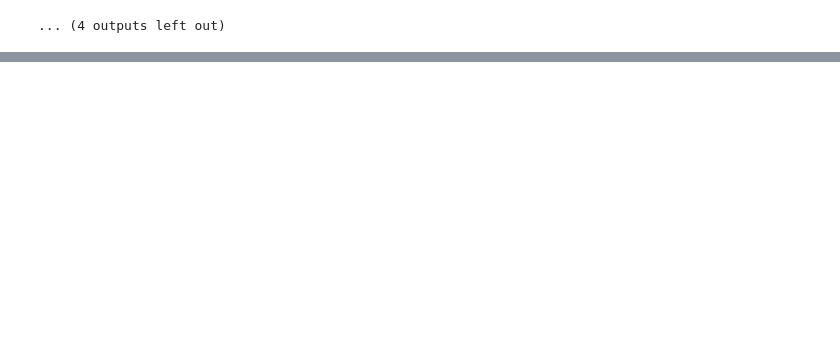
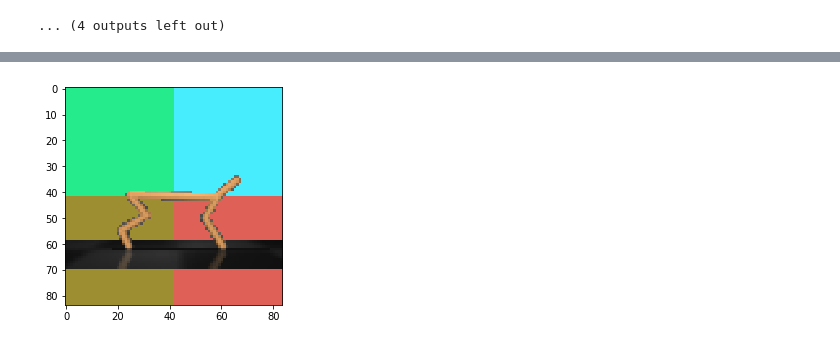
Before and after one commit to CuriousG102/psp, a Jupyter notebook: notebooks/distracting_background.ipynb, the cells around one changed output, grey strips where cells are left out. Cells and saved outputs as stored; diff of their text form; code cells hidden in the pictures; blank space fills up the shorter version.

```diff
--- a/notebooks/distracting_background.ipynb
+++ b/notebooks/distracting_background.ipynb
@@ -245,0 +282,22 @@ for i, j, k in itertools.product(*(3 * [[-.75, .25]])):
+# %%
+cg_env = make(
+    'cheetah', 'run',
+    [],
+    2,
+    16,
+    color_grid.EvilEnum.EVIL_REWARD,
+    from_pixels=True,
+    visualize_reward=False)
+obs_0 = cg_env.reset()
+obs, reward, done, extra = cg_env.step(np.random.rand(6).astype(np.float32) * 2 - 1)
+# plt.imshow(obs_0)
+# plt.show()
+# plt.imshow(obs)
+# plt.show()
+for i, j, k in itertools.product(*(3 * [[-.75, .25]])):
+    obs, reward, done, extra = cg_env.step(np.array([i, 0, j, 0, k, 0], dtype=np.float32))
+    plt.imshow(obs)
+    plt.show()
+    obs, reward, done, extra = cg_env.step(np.array([i + .5, 0, j + .5, 0, k + .5, 0], dtype=np.float32))
+    plt.imshow(obs)
+    plt.show()
@@ -245,0 +318,18 @@ for i, j, k in itertools.product(*(3 * [[-.75, .25]])):
+# %%
+cg_env = make(
+    'cheetah', 'run',
+    [0, 2, 4, 5],
+    2,
+    4,
+    color_grid.EvilEnum.EVIL_SEQUENCE,
+    from_pixels=True,
+    visualize_reward=False)
+obs_0 = cg_env.reset()
+plt.imshow(obs_0)
+plt.show()
+for _ in range(8):
+    obs, reward, done, extra = cg_env.step(np.array([0] * 6, dtype=np.float32))
+    plt.imshow(obs)
+    plt.show()
+# %% [output]
+[figure, added]
```
Also changed, not shown: parts of 6 cells of this notebook, 1 other file.
